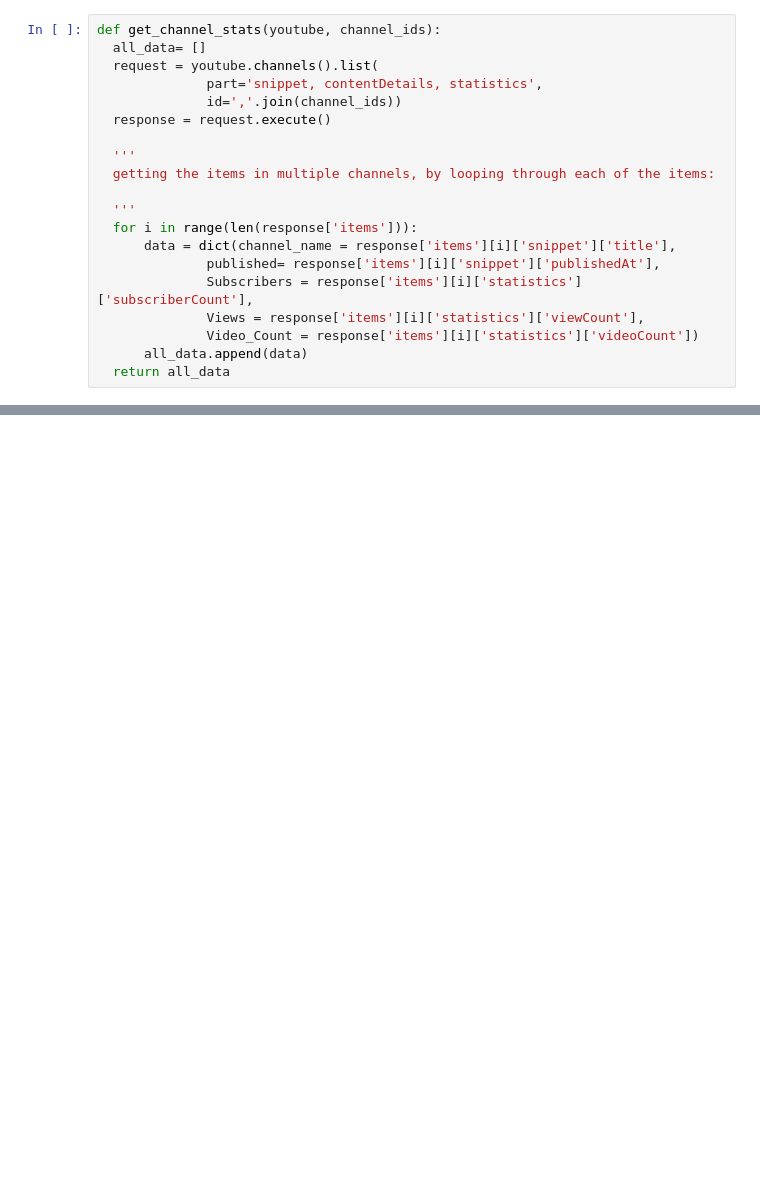
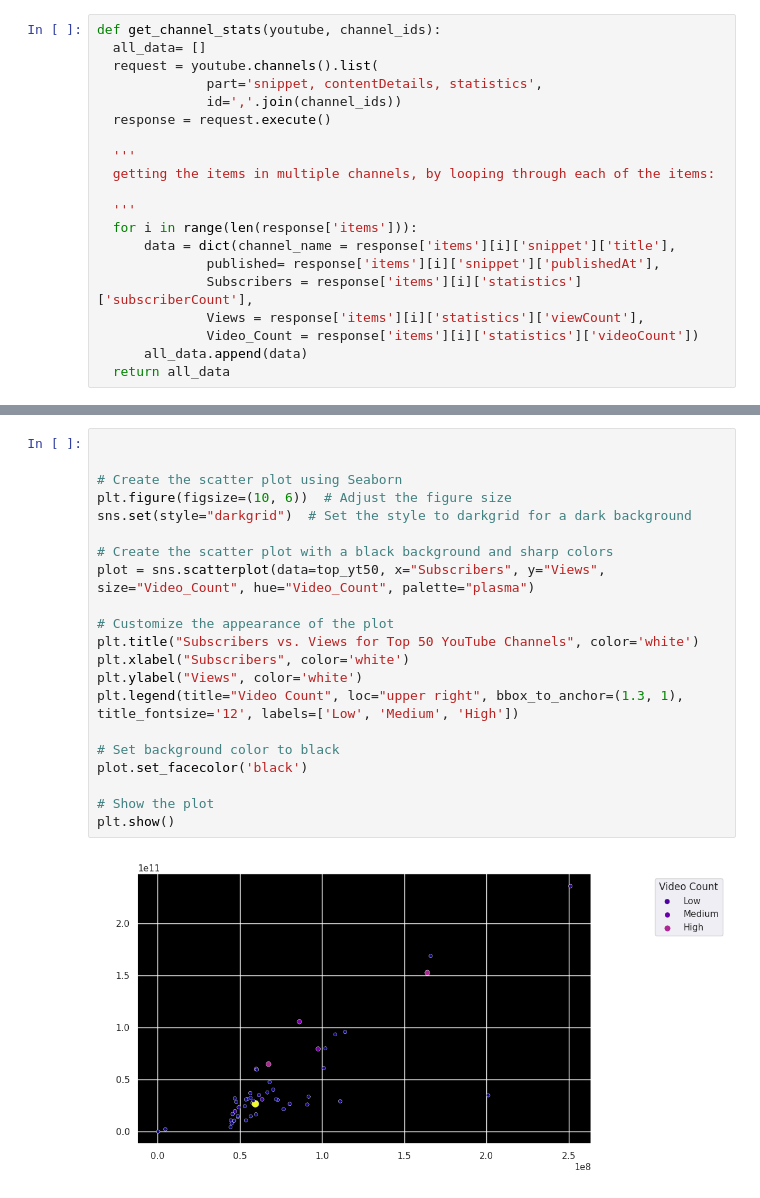
Before and after one commit to DeeeTeeee/YouTubeAPI, a Jupyter notebook: YT_channels.ipynb, the cells around one changed output, grey strips where cells are left out. Saved outputs shown, nothing was run; the diff lists cells and outputs as text; blank space fills up the shorter version.

```diff
--- a/YT_channels.ipynb
+++ b/YT_channels.ipynb
@@ -127,0 +194,23 @@ get_channel_stats(youtube, channel_ids)
+# %%
+
+
+# Create the scatter plot using Seaborn
+plt.figure(figsize=(10, 6))  # Adjust the figure size
+sns.set(style="darkgrid")  # Set the style to darkgrid for a dark background
+
+# Create the scatter plot with a black background and sharp colors
+plot = sns.scatterplot(data=top_yt50, x="Subscribers", y="Views", size="Video_Count", hue="Video_Count", palette="plasma")
+
+# Customize the appearance of the plot
+plt.title("Subscribers vs. Views for Top 50 YouTube Channels", color='white')
+plt.xlabel("Subscribers", color='white')
+plt.ylabel("Views", color='white')
+plt.legend(title="Video Count", loc="upper right", bbox_to_anchor=(1.3, 1), title_fontsize='12', labels=['Low', 'Medium', 'High'])
+
+# Set background color to black
+plot.set_facecolor('black')
+
+# Show the plot
+plt.show()
+# %% [output]
+[figure, added]
```
Also changed, not shown: parts of 10 cells of this notebook.
